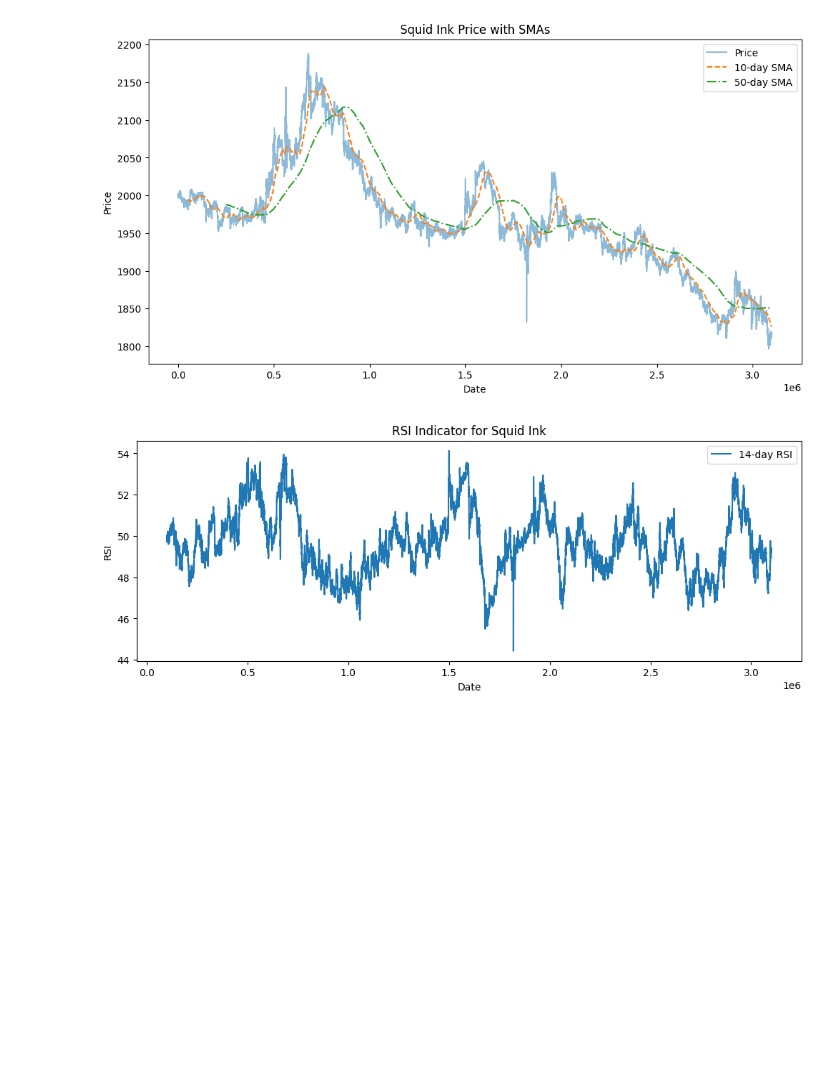
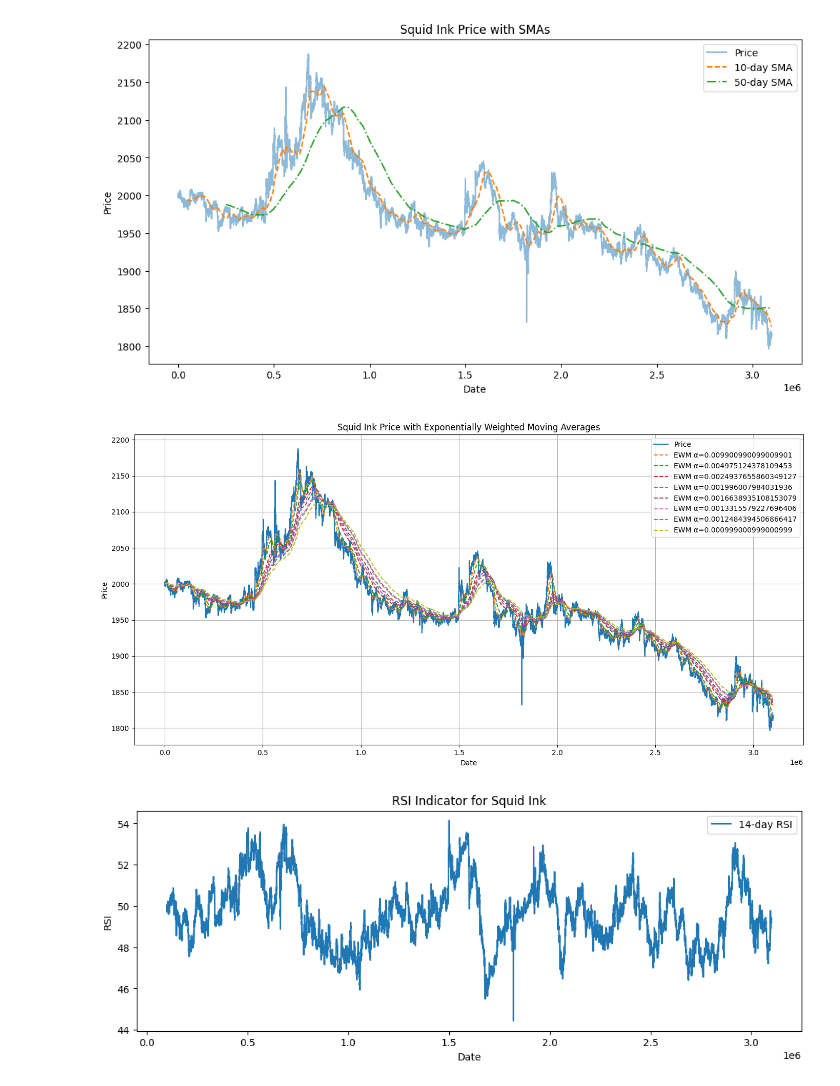
Before and after one commit to adxb-pxthxn/IMC-Prosperity-2025, a Jupyter notebook: squid_ink_anal.ipynb, the cells around one changed output. Drawn from its saved outputs; the diff is of its cells as text; code cells hidden in the pictures; blank space fills up the shorter version.

```diff
--- a/squid_ink_anal.ipynb
+++ b/squid_ink_anal.ipynb
@@ -158,6 +158,46 @@ plt.legend()
 plt.show()
 # %% [output]
 [figure]
+# %%
+import matplotlib.pyplot as plt
+
+
+class EWM:
+    def __init__(self, alpha):
+        self.alpha = alpha
+        self.value = None
+
+    def update(self, price):
+        if self.value is None:
+            self.value = price
+        else:
+            self.value = self.alpha * price + (1 - self.alpha) * self.value
+        return self.value
+
+# List of alphas to compare
+alphas = [1/(x+1) for x in [100,200,400,500,600,750,800,1000]]
+
+# Compute EWMs for each alpha
+for alpha in alphas:
+    ewm = EWM(alpha)
+    df[f'EWM α={alpha}'] = [ewm.update(p) for p in df['mid_price']]
+
+# Plotting
+plt.figure(figsize=(14, 7))
+plt.plot(df['timestamp'], df['mid_price'], label='Price', alpha=1)
+
+for alpha in alphas:
+    plt.plot(df['timestamp'], df[f'EWM α={alpha}'], label=f'EWM α={alpha}', linewidth=1.5,linestyle='--')
+
+plt.title("Squid Ink Price with Exponentially Weighted Moving Averages")
+plt.xlabel("Date")
+plt.ylabel("Price")
+plt.legend()
+plt.grid(True)
+plt.tight_layout()
+plt.show()
+# %% [output]
+[figure, added]
 # %%
 def compute_RSI(series, period=1000):
     delta = series.diff()
```
Also changed, not shown: 2 other files.
